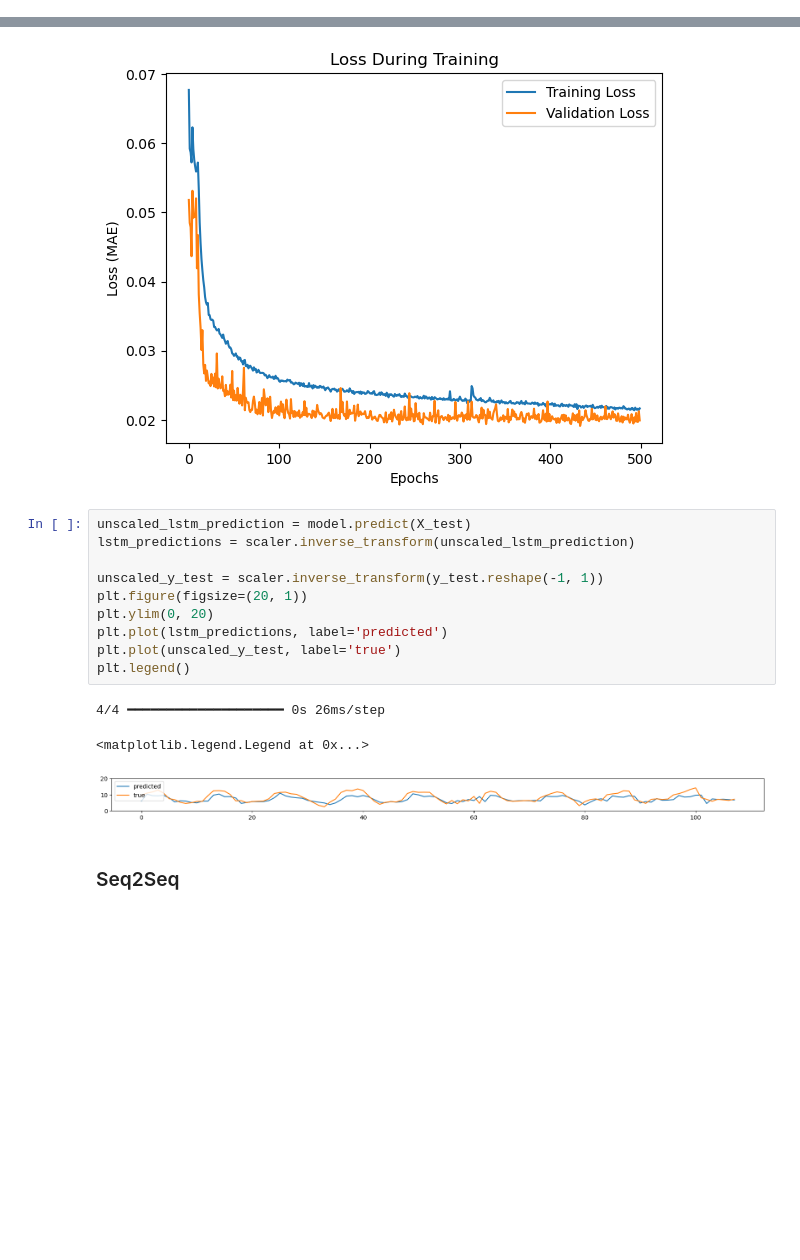
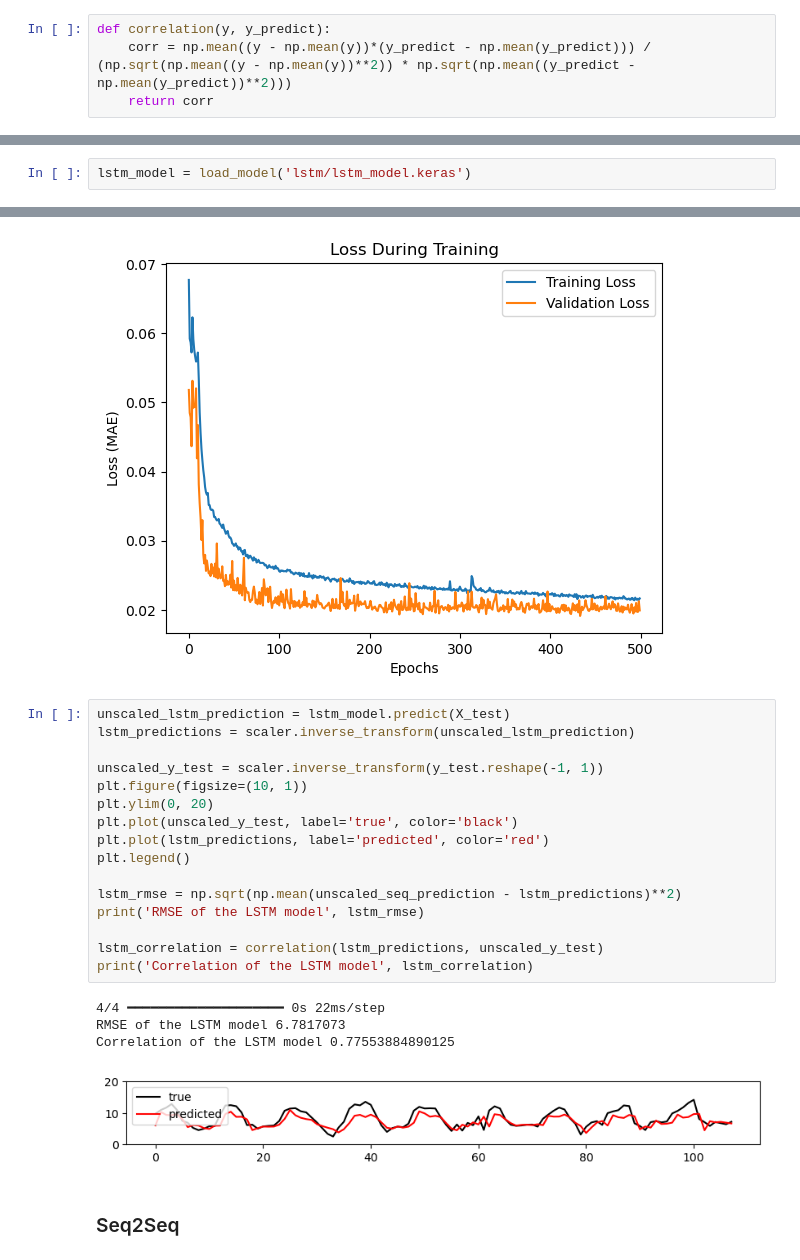
Before and after one commit to boalong/mva-series-temp-projet, a Jupyter notebook: models.ipynb, the cells around one changed output, grey strips where cells are left out. Drawn from its saved outputs; the diff is of its cells as text; blank space fills up the shorter version.

Commit message:
add rmse + correlation

```diff
--- a/models.ipynb
+++ b/models.ipynb
@@ -127,6 +127,10 @@ plt.plot(df_siberia_interpolated['datetime'][(df_siberia_interpolated['datetime'
 # %% [output]
 [<matplotlib.lines.Line2D at 0x...>]
 [figure]
+# %%
+def correlation(y, y_predict):
+    corr = np.mean((y - np.mean(y))*(y_predict - np.mean(y_predict))) / (np.sqrt(np.mean((y - np.mean(y))**2)) * np.sqrt(np.mean((y_predict - np.mean(y_predict))**2)))
+    return corr
 # %%
 plt.figure(figsize=(10, 1))
 plt.plot(df_siberia_interpolated['datetime'][(df_siberia_interpolated['datetime'] >= '2005-02-26') & (df_siberia_interpolated['datetime'] < '2005-03-05')] , df_siberia_interpolated['tec'][(df_siberia_interpolated['datetime'] >= '2005-02-26') & (df_siberia_interpolated['datetime'] < '2005-03-05')] )
@@ -429,6 +433,8 @@ Epoch 500/500
 173/173 ━━━━━━━━━━━━━━━━━━━━ 8s 43ms/step - loss: 0.0216 - mae: 0.0216 - val_loss: 0.0199 - val_mae: 0.0199
 # %%
 model.save('lstm/lstm_model.keras')
+# %%
+lstm_model = load_model('lstm/lstm_model.keras')
 # %%
 scaler = MinMaxScaler(feature_range=(0, 1))
 scaled_test = scaler.fit_transform(test2)
@@ -463,19 +469,26 @@ MAE on test data: 0.14032581448554993
 <matplotlib.legend.Legend at 0x...>
 [figure]
 # %%
-unscaled_lstm_prediction = model.predict(X_test)
+unscaled_lstm_prediction = lstm_model.predict(X_test)
 lstm_predictions = scaler.inverse_transform(unscaled_lstm_prediction)
 
 unscaled_y_test = scaler.inverse_transform(y_test.reshape(-1, 1))
-plt.figure(figsize=(20, 1))
+plt.figure(figsize=(10, 1))
 plt.ylim(0, 20)
-plt.plot(lstm_predictions, label='predicted')
-plt.plot(unscaled_y_test, label='true')
+plt.plot(unscaled_y_test, label='true', color='black')
+plt.plot(lstm_predictions, label='predicted', color='red')
 plt.legend()
+
+lstm_rmse = np.sqrt(np.mean(unscaled_seq_prediction - lstm_predictions)**2)
+print('RMSE of the LSTM model', lstm_rmse)
+
+lstm_correlation = correlation(lstm_predictions, unscaled_y_test)
+print('Correlation of the LSTM model', lstm_correlation)
 # %% [output]
-4/4 ━━━━━━━━━━━━━━━━━━━━ 0s 26ms/step
+4/4 ━━━━━━━━━━━━━━━━━━━━ 0s 22ms/step
+RMSE of the LSTM model 6.7817073
+Correlation of the LSTM model 0.77553884890125
-<matplotlib.legend.Legend at 0x...>
-[figure, old version]
+[figure, new version]
 # %% [markdown]
 ### Seq2Seq
 # %%
```
Also changed, not shown: parts of 5 cells of this notebook.
